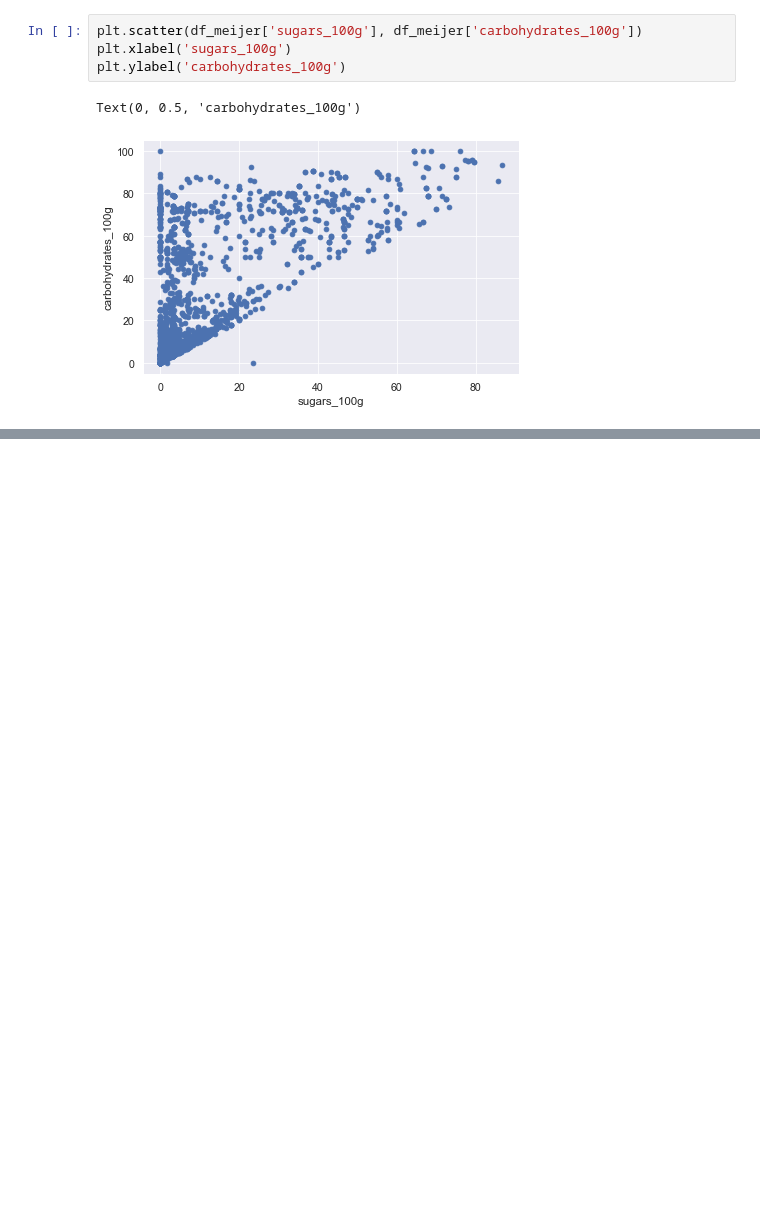
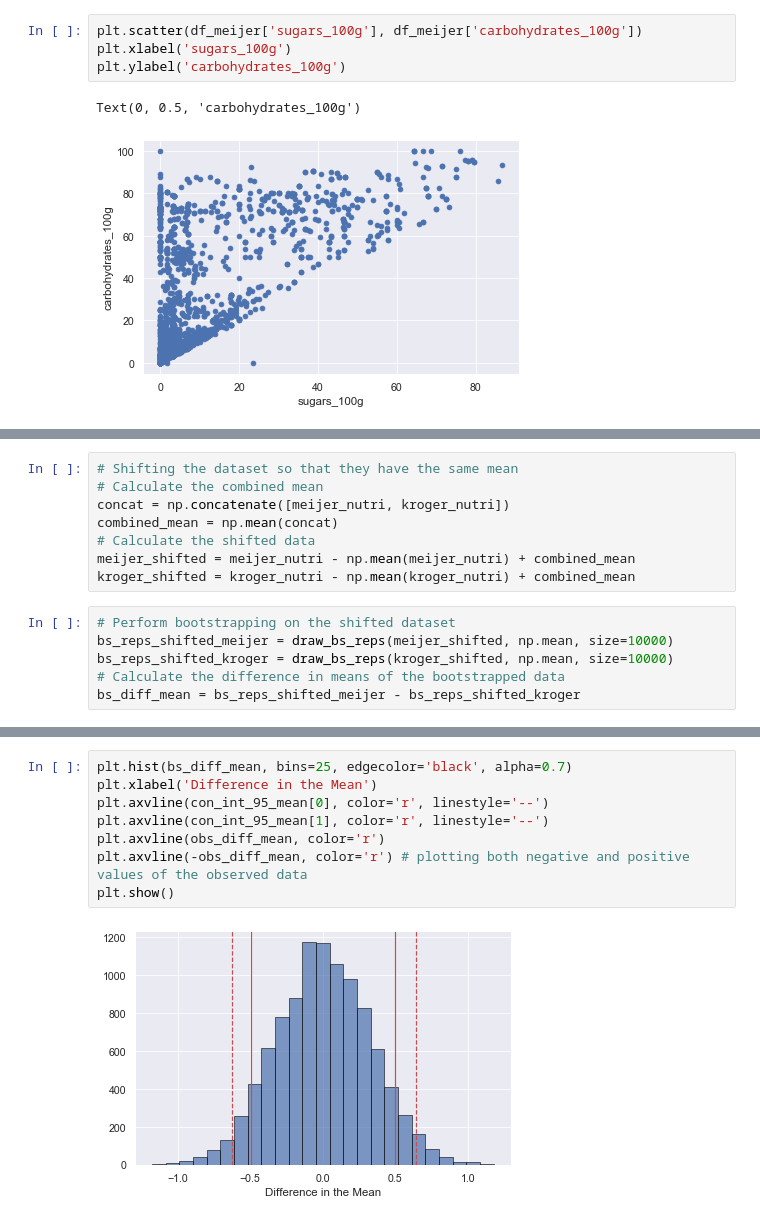
Before and after one commit to asha2490/Springboard, a Jupyter notebook: Capstone Project 1 Notebook.ipynb, the cells around one changed output, grey strips where cells are left out. Saved outputs shown, nothing was run; the diff lists cells and outputs as text; blank space fills up the shorter version.

```diff
--- a/Capstone Project 1 Notebook.ipynb
+++ b/Capstone Project 1 Notebook.ipynb
@@ -414,0 +521,14 @@ Text(0, 0.5, 'carbohydrates_100g')
+# %%
+# Shifting the dataset so that they have the same mean
+# Calculate the combined mean
+concat = np.concatenate([meijer_nutri, kroger_nutri])
+combined_mean = np.mean(concat)
+# Calculate the shifted data
+meijer_shifted = meijer_nutri - np.mean(meijer_nutri) + combined_mean
+kroger_shifted = kroger_nutri - np.mean(kroger_nutri) + combined_mean
+# %%
+# Perform bootstrapping on the shifted dataset
+bs_reps_shifted_meijer = draw_bs_reps(meijer_shifted, np.mean, size=10000)
+bs_reps_shifted_kroger = draw_bs_reps(kroger_shifted, np.mean, size=10000)
+# Calculate the difference in means of the bootstrapped data
+bs_diff_mean = bs_reps_shifted_meijer - bs_reps_shifted_kroger
@@ -414,0 +550,10 @@ Text(0, 0.5, 'carbohydrates_100g')
+# %%
+plt.hist(bs_diff_mean, bins=25, edgecolor='black', alpha=0.7)
+plt.xlabel('Difference in the Mean')
+plt.axvline(con_int_95_mean[0], color='r', linestyle='--')
+plt.axvline(con_int_95_mean[1], color='r', linestyle='--')
+plt.axvline(obs_diff_mean, color='r')
+plt.axvline(-obs_diff_mean, color='r') # plotting both negative and positive values of the observed data
+plt.show()
+# %% [output]
+[figure, added]
```
Also changed, not shown: parts of 37 cells of this notebook.
